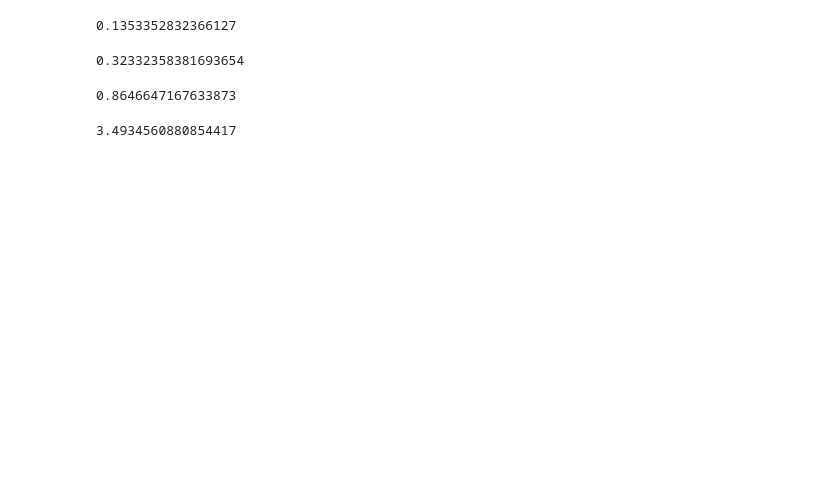
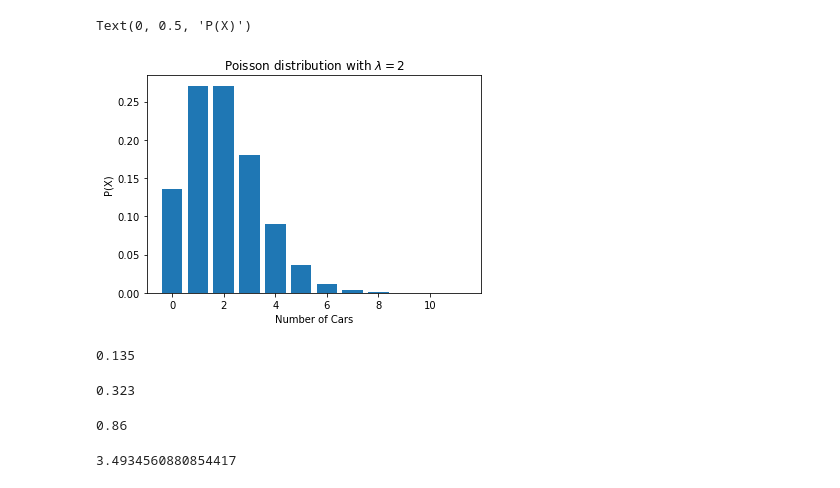
Before and after one commit to lupeluna/statistics-exercises, a Jupyter notebook: probability_distributions.ipynb, the cells around one changed output. Cells and saved outputs as stored; diff of their text form; code cells hidden in the pictures; blank space fills up the shorter version.

```diff
--- a/probability_distributions.ipynb
+++ b/probability_distributions.ipynb
@@ -25,15 +27,34 @@ ModuleNotFoundError: No module named 'env'
-# %%
-stats.poisson(λ).pmf(0)
-# %% [output]
-0.1353352832366127
-# %%
-stats.poisson(λ).sf(2)
-# %% [output]
-0.32332358381693654
-# %%
-stats.poisson(λ).sf(0)
-# %% [output]
-0.8646647167633873
+# %%
+λ = 2
+
+x = np.arange(0,12)
+y = stats.poisson(λ).pmf(x)
+
+plt.bar(x,y)
+plt.title('Poisson distribution with $λ = 2$')
+plt.xlabel('Number of Cars')
+plt.ylabel('P(X)')
+# %% [output]
+Text(0, 0.5, 'P(X)')
+[figure, added]
+# %%
+# What is the probability that no cars drive up in the noon hour?
+
+stats.poisson(λ).pmf(0).round(3)
+# %% [output]
+0.135
+# %%
+# What is the probability that 3 or more cars come through the drive through?
+
+stats.poisson(λ).sf(2).round(3)
+# %% [output]
+0.323
+# %%
+# How likely is it that the drive through gets at least 1 car?
+
+stats.poisson(λ).sf(0).round(2)
+# %% [output]
+0.86
 # %%
 # 2. Grades of State University graduates are normally distributed with a mean of 3.0
 # and a standard deviation of .3. Calculate the following:
```
Also changed, not shown: parts of 34 cells of this notebook.
